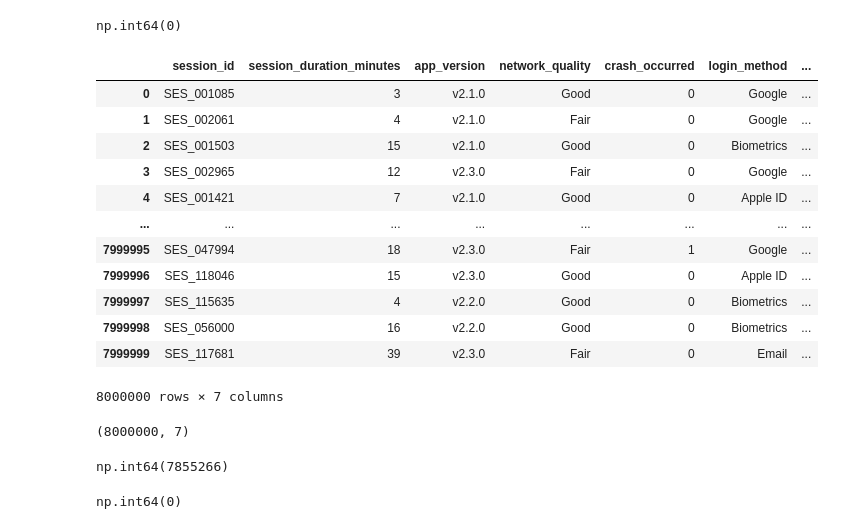
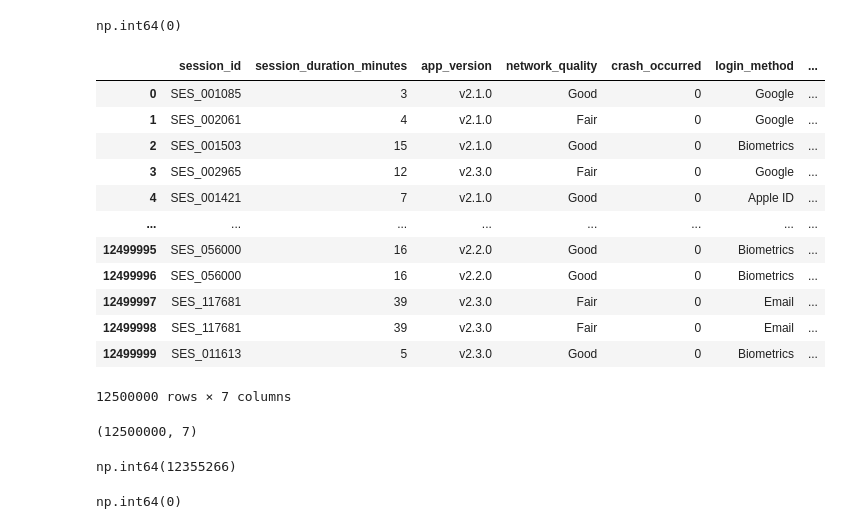
Before and after one commit to vishva0710/ai-chatbot-user-retention-analysis, a Jupyter notebook: AI_Chatbot_User_Retention_Analysis.ipynb, the cells around one changed output. Saved outputs shown, nothing was run; the diff lists cells and outputs as text; code cells hidden in the pictures.

```diff
--- a/AI_Chatbot_User_Retention_Analysis.ipynb
+++ b/AI_Chatbot_User_Retention_Analysis.ipynb
@@ -1042,18 +1047,18 @@ with engin.connect() as con:
 # %%
-query="select * from ses_con"
+query="select * from sess_conv"
 pd.read_sql(query,engin)
 # %% [output]
 |  | session_id | session_duration_minutes | app_version | network_quality | crash_occurred | login_method | ... |
 | 0 | SES_001085 | 3 | v2.1.0 | Good | 0 | Google | ... |
 | 1 | SES_002061 | 4 | v2.1.0 | Fair | 0 | Google | ... |
 | 2 | SES_001503 | 15 | v2.1.0 | Good | 0 | Biometrics | ... |
 | 3 | SES_002965 | 12 | v2.3.0 | Fair | 0 | Google | ... |
 | 4 | SES_001421 | 7 | v2.1.0 | Good | 0 | Apple ID | ... |
 | ... | ... | ... | ... | ... | ... | ... | ... |
-| 7999995 | SES_047994 | 18 | v2.3.0 | Fair | 1 | Google | ... |
-| 7999996 | SES_118046 | 15 | v2.3.0 | Good | 0 | Apple ID | ... |
-| 7999997 | SES_115635 | 4 | v2.2.0 | Good | 0 | Biometrics | ... |
-| 7999998 | SES_056000 | 16 | v2.2.0 | Good | 0 | Biometrics | ... |
-| 7999999 | SES_117681 | 39 | v2.3.0 | Fair | 0 | Email | ... |
+| 12499995 | SES_056000 | 16 | v2.2.0 | Good | 0 | Biometrics | ... |
+| 12499996 | SES_056000 | 16 | v2.2.0 | Good | 0 | Biometrics | ... |
+| 12499997 | SES_117681 | 39 | v2.3.0 | Fair | 0 | Email | ... |
+| 12499998 | SES_117681 | 39 | v2.3.0 | Fair | 0 | Email | ... |
+| 12499999 | SES_011613 | 5 | v2.3.0 | Good | 0 | Biometrics | ... |
-8000000 rows × 7 columns
+12500000 rows × 7 columns
 # %%
@@ -1061,9 +1066,9 @@ sec_con=pd.read_sql_table('sec_con',engin)
 # %%
-sec_con.shape
+sess_conv.shape
 # %% [output]
-(8000000, 7)
+(12500000, 7)
 # %%
-sec_con.duplicated().sum()
+sess_conv.duplicated().sum()
 # %% [output]
-np.int64(7855266)
+np.int64(12355266)
 # %%
```
Also changed, not shown: parts of 33 cells of this notebook.
